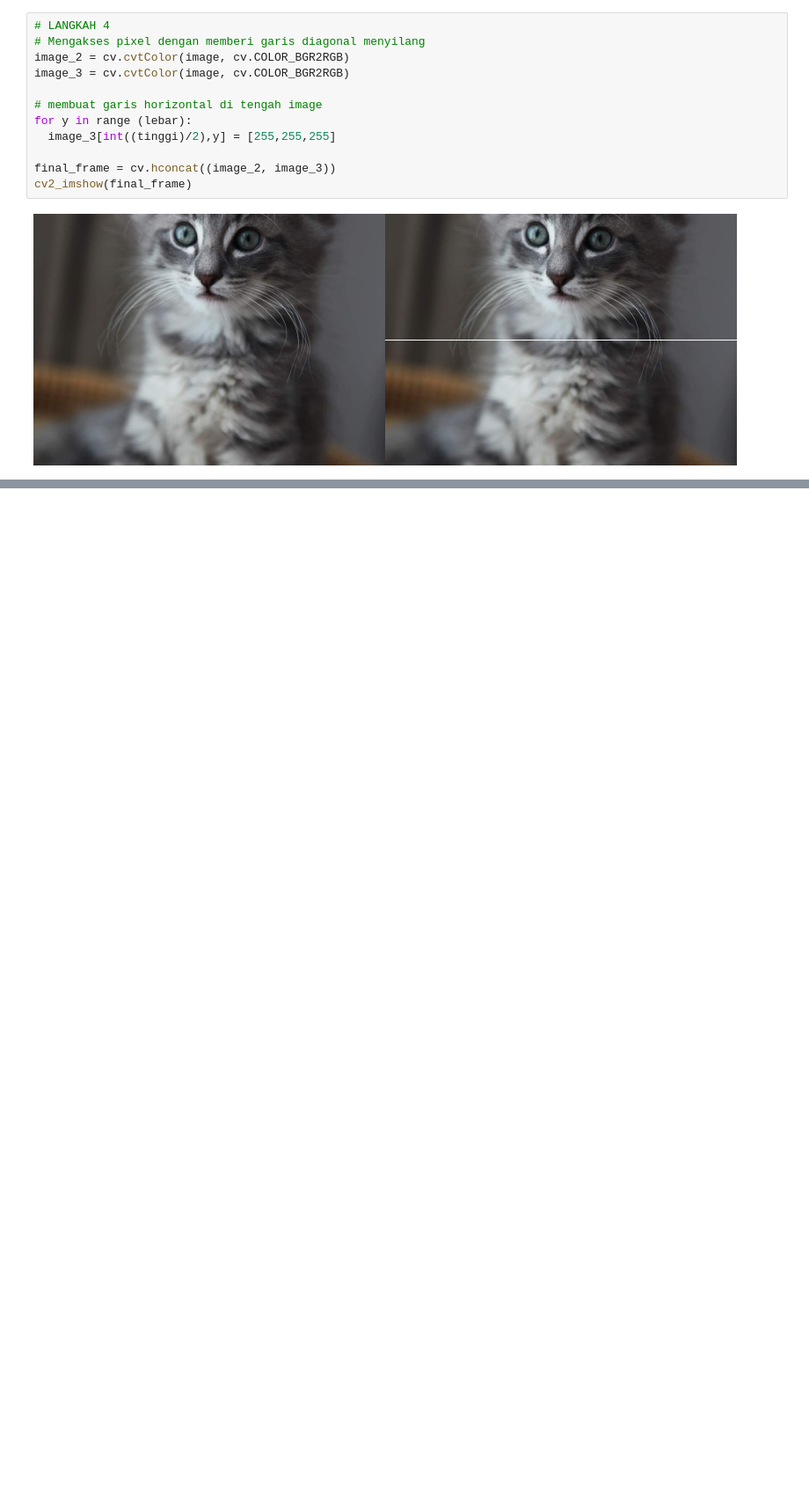
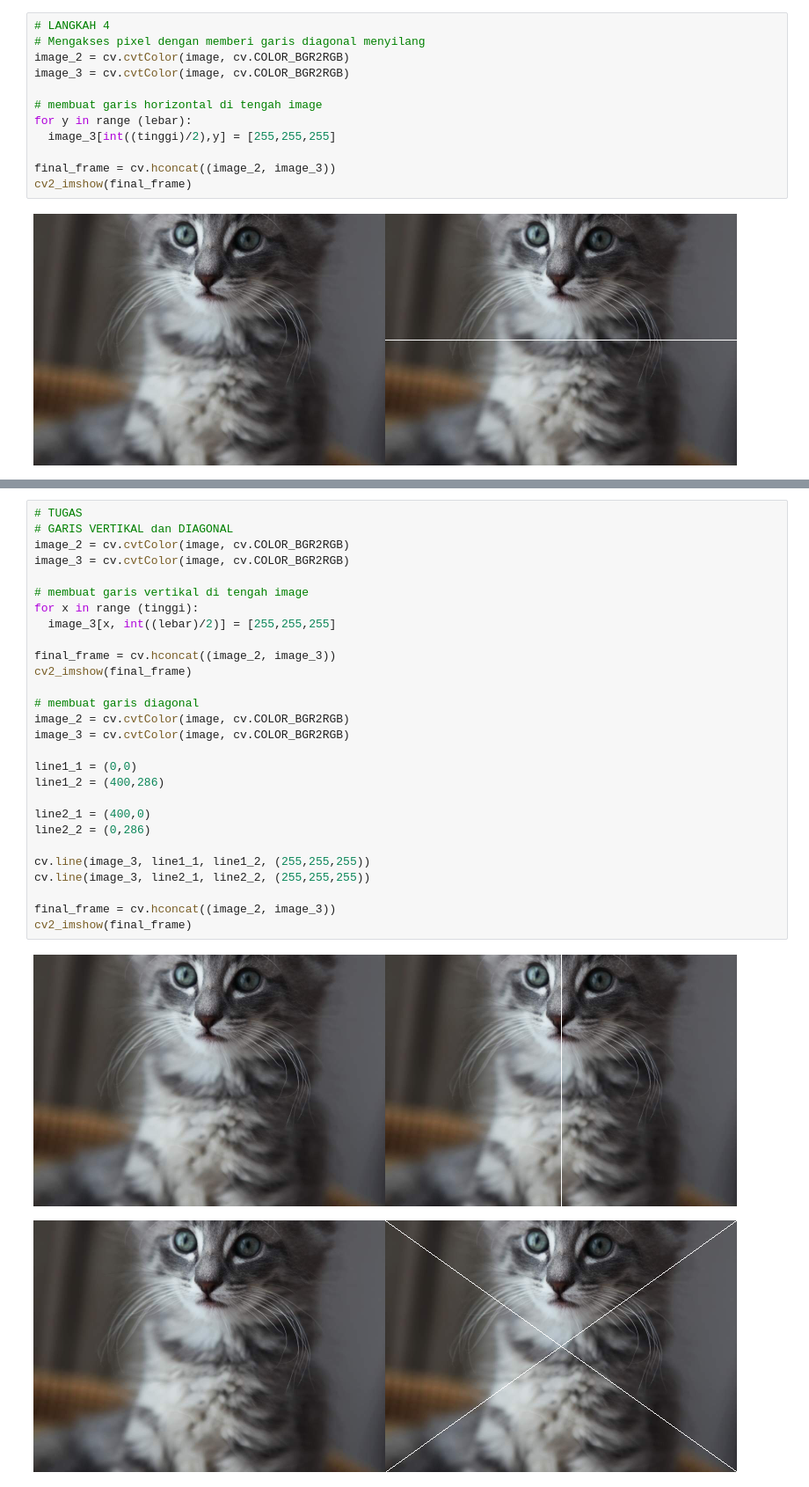
Before and after one commit to veninayuliya/PCVK_Modul1, a Jupyter notebook: PCVK_Modul1.ipynb, the cells around one changed output, grey strips where cells are left out. Shown at 88% size. Saved outputs shown, nothing was run; the diff lists cells and outputs as text; blank space fills up the shorter version.

Commit message:
praktikum dan tugas

```diff
--- a/PCVK_Modul1.ipynb
+++ b/PCVK_Modul1.ipynb
@@ -86 +79,32 @@ Kode tersebut digunakan untuk membuat garis horizontal di tengah image berwarna
 Pixel adalah elemen gambar terkecil dari citra digital. Sedangkan resolusi merupakan jumlah pixel atau kerapatan pixel yang tersusun dalam suatu gambar digital. Sehingga semakin tinggi resolusi maka semakin bagus kualitas gambar.
+# %%
+# TUGAS
+# GARIS VERTIKAL dan DIAGONAL
+image_2 = cv.cvtColor(image, cv.COLOR_BGR2RGB)
+image_3 = cv.cvtColor(image, cv.COLOR_BGR2RGB)
+
+# membuat garis vertikal di tengah image
+for x in range (tinggi):
+  image_3[x, int((lebar)/2)] = [255,255,255]
+
+final_frame = cv.hconcat((image_2, image_3))
+cv2_imshow(final_frame)
+
+# membuat garis diagonal
+image_2 = cv.cvtColor(image, cv.COLOR_BGR2RGB)
+image_3 = cv.cvtColor(image, cv.COLOR_BGR2RGB)
+
+line1_1 = (0,0)
+line1_2 = (400,286)
+
+line2_1 = (400,0)
+line2_2 = (0,286)
+
+cv.line(image_3, line1_1, line1_2, (255,255,255))
+cv.line(image_3, line2_1, line2_2, (255,255,255))
+
+final_frame = cv.hconcat((image_2, image_3))
+cv2_imshow(final_frame)
+# %% [output]
+[figure, added]
+[figure, added]
```
Also changed, not shown: parts of 1 cell of this notebook.
